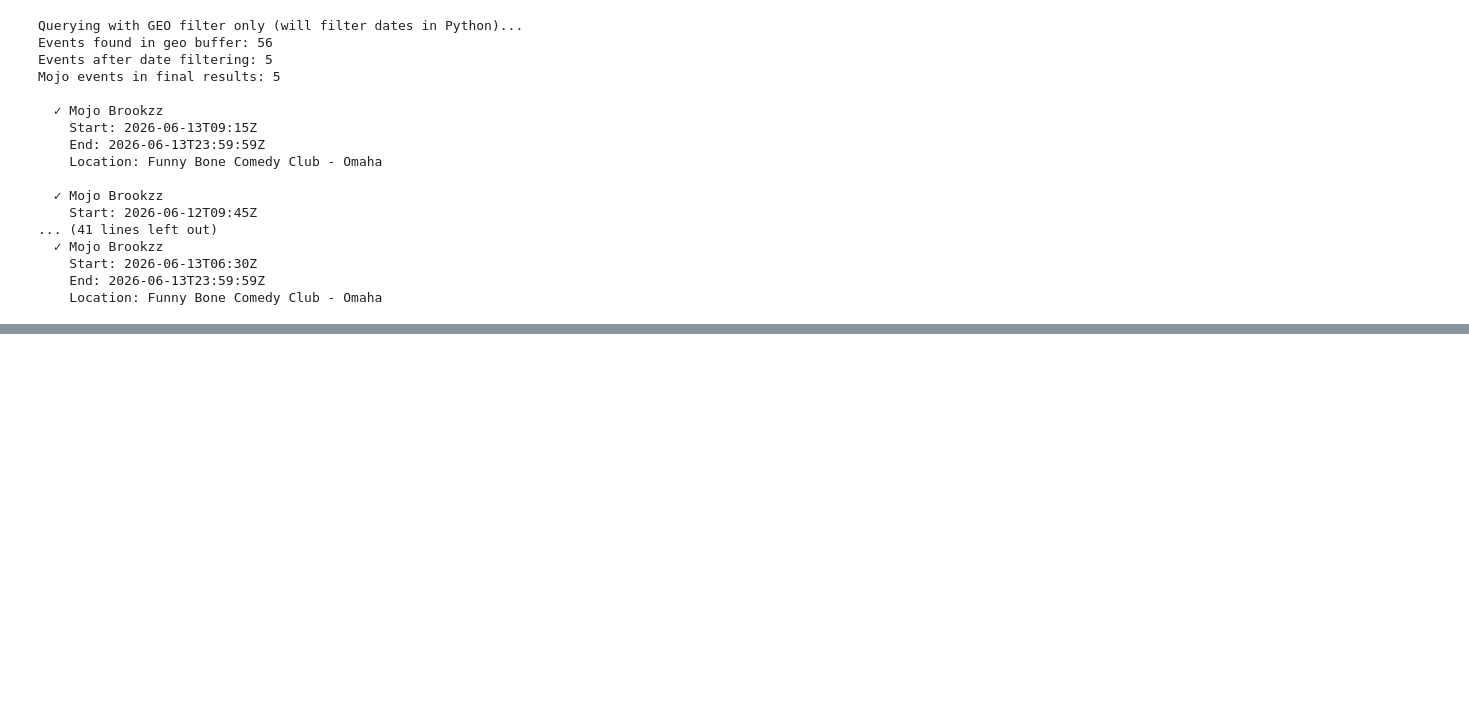
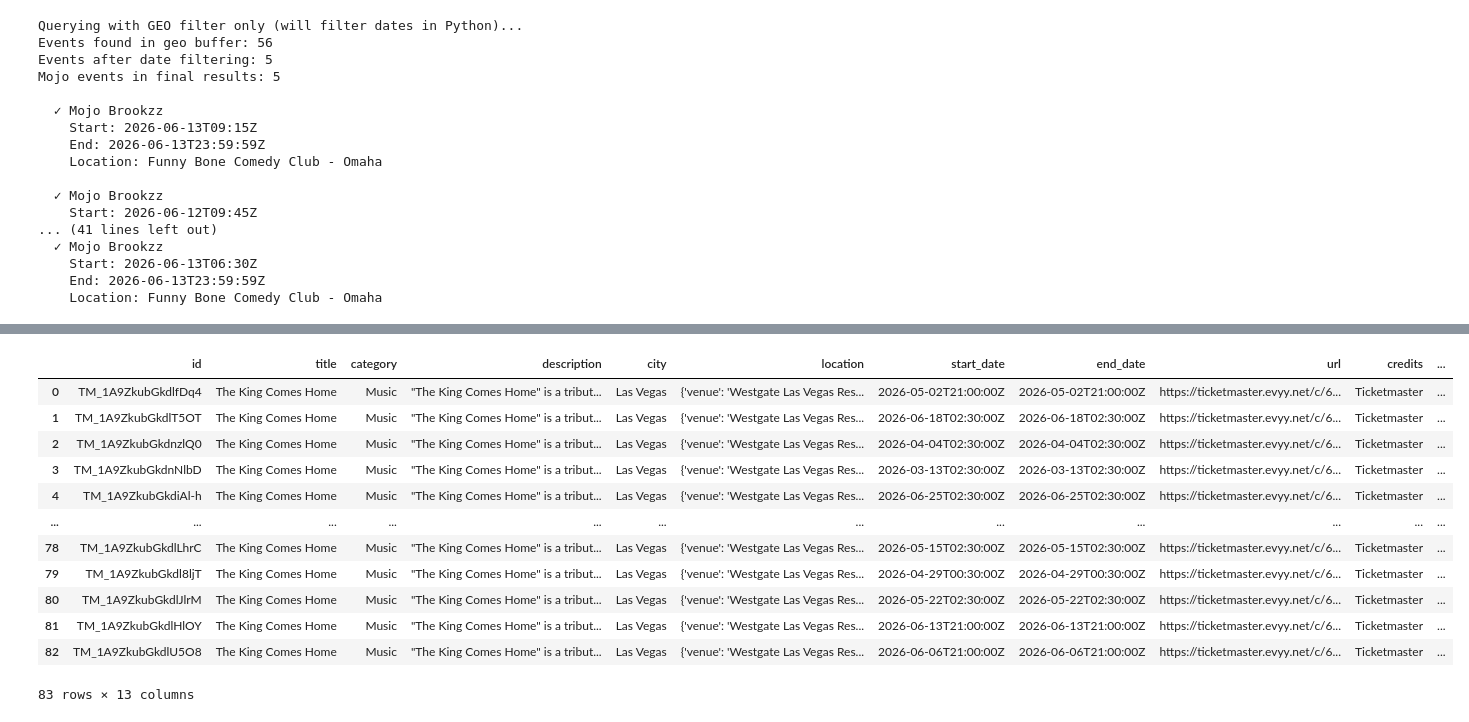
Before and after one commit to tatankam/remap, a Jupyter notebook: notebooks/03_querying.ipynb, the cells around one changed output, grey strips where cells are left out. Saved outputs shown, nothing was run; the diff lists cells and outputs as text; code cells hidden in the pictures; blank space fills up the shorter version.

```diff
--- a/notebooks/03_querying.ipynb
+++ b/notebooks/03_querying.ipynb
@@ -1740,0 +1864,16 @@ Mojo events in final results: 5
+# %%
+df
+# %% [output]
+|  | id | title | category | description | city | location | start_date | end_date | url | credits | ... |
+| 0 | TM_1A9ZkubGkdlfDq4 | The King Comes Home | Music | "The King Comes Home" is a tribut... | Las Vegas | {'venue': 'Westgate Las Vegas Res... | 2026-05-02T21:00:00Z | 2026-05-02T21:00:00Z | https://ticketmaster.evyy.net/c/6... | Ticketmaster | ... |
+| 1 | TM_1A9ZkubGkdlT5OT | The King Comes Home | Music | "The King Comes Home" is a tribut... | Las Vegas | {'venue': 'Westgate Las Vegas Res... | 2026-06-18T02:30:00Z | 2026-06-18T02:30:00Z | https://ticketmaster.evyy.net/c/6... | Ticketmaster | ... |
+| 2 | TM_1A9ZkubGkdnzlQ0 | The King Comes Home | Music | "The King Comes Home" is a tribut... | Las Vegas | {'venue': 'Westgate Las Vegas Res... | 2026-04-04T02:30:00Z | 2026-04-04T02:30:00Z | https://ticketmaster.evyy.net/c/6... | Ticketmaster | ... |
+| 3 | TM_1A9ZkubGkdnNlbD | The King Comes Home | Music | "The King Comes Home" is a tribut... | Las Vegas | {'venue': 'Westgate Las Vegas Res... | 2026-03-13T02:30:00Z | 2026-03-13T02:30:00Z | https://ticketmaster.evyy.net/c/6... | Ticketmaster | ... |
+| 4 | TM_1A9ZkubGkdiAl-h | The King Comes Home | Music | "The King Comes Home" is a tribut... | Las Vegas | {'venue': 'Westgate Las Vegas Res... | 2026-06-25T02:30:00Z | 2026-06-25T02:30:00Z | https://ticketmaster.evyy.net/c/6... | Ticketmaster | ... |
+| ... | ... | ... | ... | ... | ... | ... | ... | ... | ... | ... | ... |
+| 78 | TM_1A9ZkubGkdlLhrC | The King Comes Home | Music | "The King Comes Home" is a tribut... | Las Vegas | {'venue': 'Westgate Las Vegas Res... | 2026-05-15T02:30:00Z | 2026-05-15T02:30:00Z | https://ticketmaster.evyy.net/c/6... | Ticketmaster | ... |
+| 79 | TM_1A9ZkubGkdl8ljT | The King Comes Home | Music | "The King Comes Home" is a tribut... | Las Vegas | {'venue': 'Westgate Las Vegas Res... | 2026-04-29T00:30:00Z | 2026-04-29T00:30:00Z | https://ticketmaster.evyy.net/c/6... | Ticketmaster | ... |
+| 80 | TM_1A9ZkubGkdlJlrM | The King Comes Home | Music | "The King Comes Home" is a tribut... | Las Vegas | {'venue': 'Westgate Las Vegas Res... | 2026-05-22T02:30:00Z | 2026-05-22T02:30:00Z | https://ticketmaster.evyy.net/c/6... | Ticketmaster | ... |
+| 81 | TM_1A9ZkubGkdlHlOY | The King Comes Home | Music | "The King Comes Home" is a tribut... | Las Vegas | {'venue': 'Westgate Las Vegas Res... | 2026-06-13T21:00:00Z | 2026-06-13T21:00:00Z | https://ticketmaster.evyy.net/c/6... | Ticketmaster | ... |
+| 82 | TM_1A9ZkubGkdlU5O8 | The King Comes Home | Music | "The King Comes Home" is a tribut... | Las Vegas | {'venue': 'Westgate Las Vegas Res... | 2026-06-06T21:00:00Z | 2026-06-06T21:00:00Z | https://ticketmaster.evyy.net/c/6... | Ticketmaster | ... |
+83 rows × 13 columns
```
Also changed, not shown: parts of 2 cells of this notebook, 5 other files.
